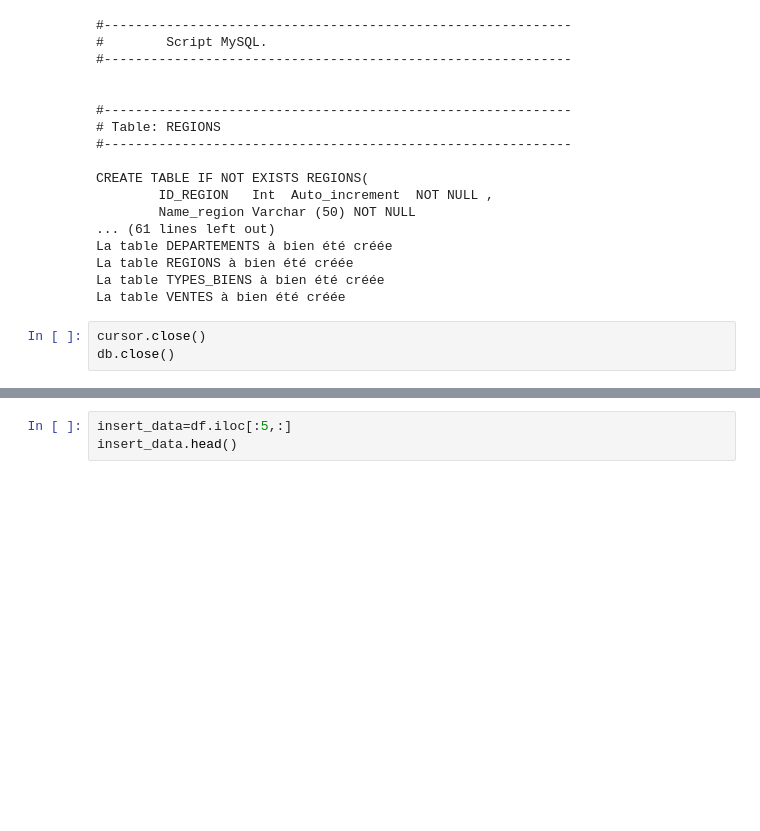
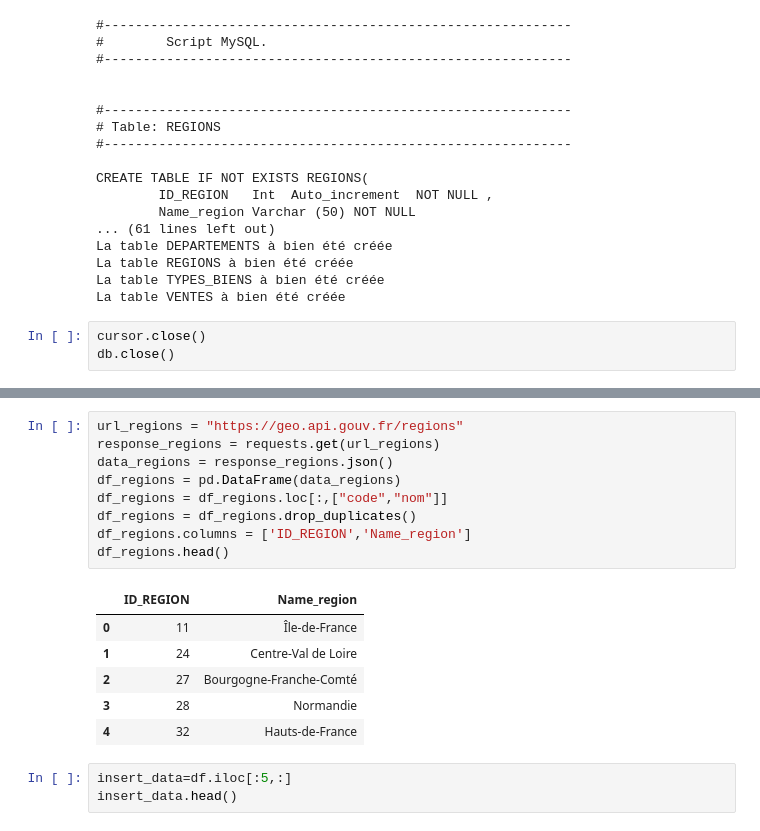
Before and after one commit to Kevin-Le-Grand/certif_app_immo, a Jupyter notebook: datagouv_to_rds/Test_scraping_rds_s3.ipynb, the cells around one changed output, grey strips where cells are left out. Saved outputs shown, nothing was run; the diff lists cells and outputs as text; blank space fills up the shorter version.

```diff
--- a/datagouv_to_rds/Test_scraping_rds_s3.ipynb
+++ b/datagouv_to_rds/Test_scraping_rds_s3.ipynb
@@ -239,3 +275,19 @@ db.close()
+# %%
+url_regions = "https://geo.api.gouv.fr/regions"
+response_regions = requests.get(url_regions)
+data_regions = response_regions.json()
+df_regions = pd.DataFrame(data_regions)
+df_regions = df_regions.loc[:,["code","nom"]]
+df_regions = df_regions.drop_duplicates()
+df_regions.columns = ['ID_REGION','Name_region']
+df_regions.head()
+# %% [output]
+|  | ID_REGION | Name_region |
+| 0 | 11 | Île-de-France |
+| 1 | 24 | Centre-Val de Loire |
+| 2 | 27 | Bourgogne-Franche-Comté |
+| 3 | 28 | Normandie |
+| 4 | 32 | Hauts-de-France |
 # %%
 insert_data=df.iloc[:5,:]
 insert_data.head()
```
Also changed, not shown: parts of 3 cells of this notebook.
